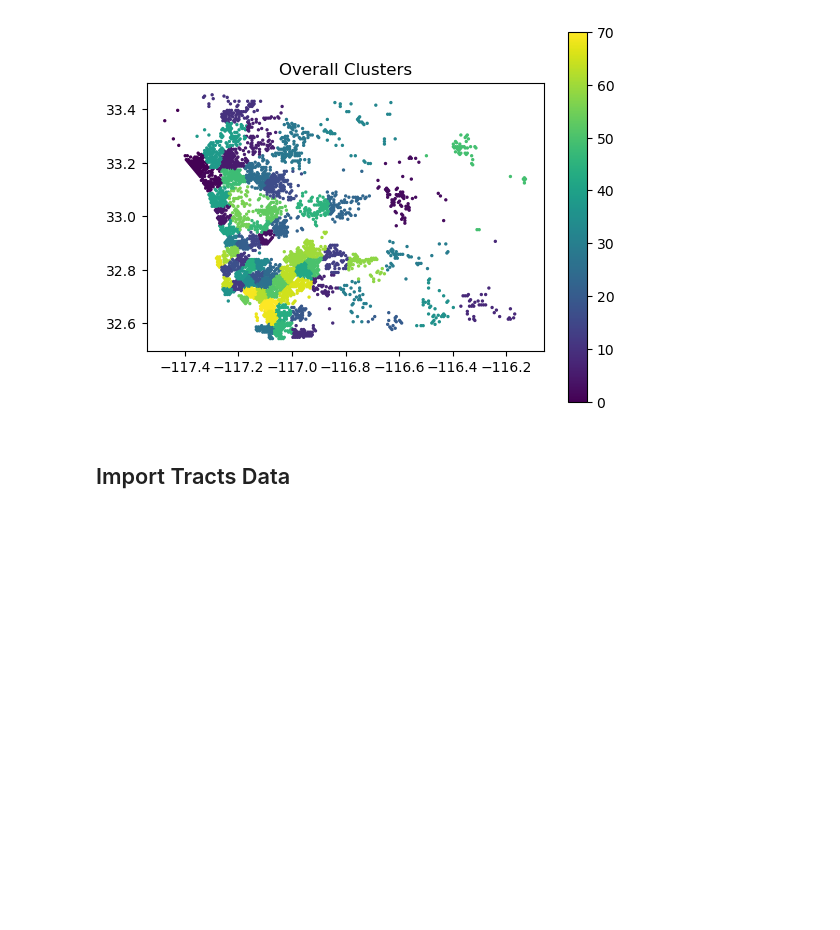
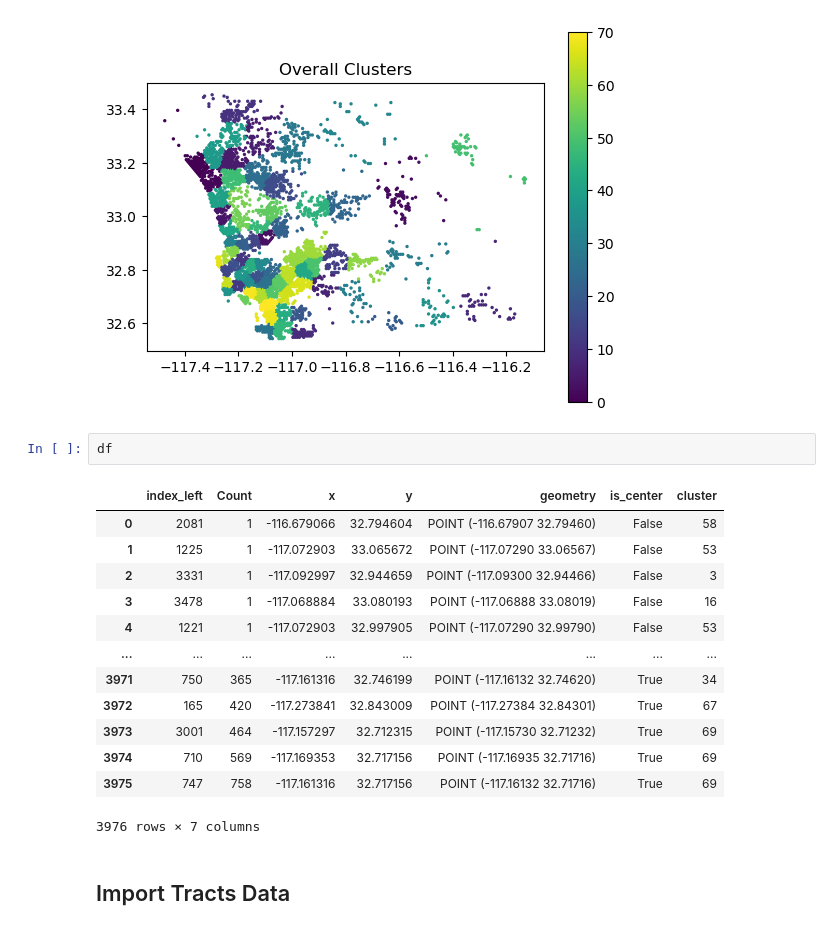
Before and after one commit to michaelmss/DSC180A-Activity-Centers, a Jupyter notebook: Notebooks/Hexbins.ipynb, the cells around one changed output. Cells and saved outputs as stored; diff of their text form; blank space fills up the shorter version.

```diff
--- a/Notebooks/Hexbins.ipynb
+++ b/Notebooks/Hexbins.ipynb
@@ -106,6 +106,22 @@ df.plot(column='cluster', legend=True, markersize=2).set_title('Overall Clusters
 # %% [output]
 Text(0.5, 1.0, 'Overall Clusters')
 [figure]
+# %%
+df
+# %% [output]
+|  | index_left | Count | x | y | geometry | is_center | cluster |
+| 0 | 2081 | 1 | -116.679066 | 32.794604 | POINT (-116.67907 32.79460) | False | 58 |
+| 1 | 1225 | 1 | -117.072903 | 33.065672 | POINT (-117.07290 33.06567) | False | 53 |
+| 2 | 3331 | 1 | -117.092997 | 32.944659 | POINT (-117.09300 32.94466) | False | 3 |
+| 3 | 3478 | 1 | -117.068884 | 33.080193 | POINT (-117.06888 33.08019) | False | 16 |
+| 4 | 1221 | 1 | -117.072903 | 32.997905 | POINT (-117.07290 32.99790) | False | 53 |
+| ... | ... | ... | ... | ... | ... | ... | ... |
+| 3971 | 750 | 365 | -117.161316 | 32.746199 | POINT (-117.16132 32.74620) | True | 34 |
+| 3972 | 165 | 420 | -117.273841 | 32.843009 | POINT (-117.27384 32.84301) | True | 67 |
+| 3973 | 3001 | 464 | -117.157297 | 32.712315 | POINT (-117.15730 32.71232) | True | 69 |
+| 3974 | 710 | 569 | -117.169353 | 32.717156 | POINT (-117.16935 32.71716) | True | 69 |
+| 3975 | 747 | 758 | -117.161316 | 32.717156 | POINT (-117.16132 32.71716) | True | 69 |
+3976 rows × 7 columns
 # %% [markdown]
 ## Import Tracts Data
 # %%
```
Also changed, not shown: parts of 3 cells of this notebook, 6 other files.
